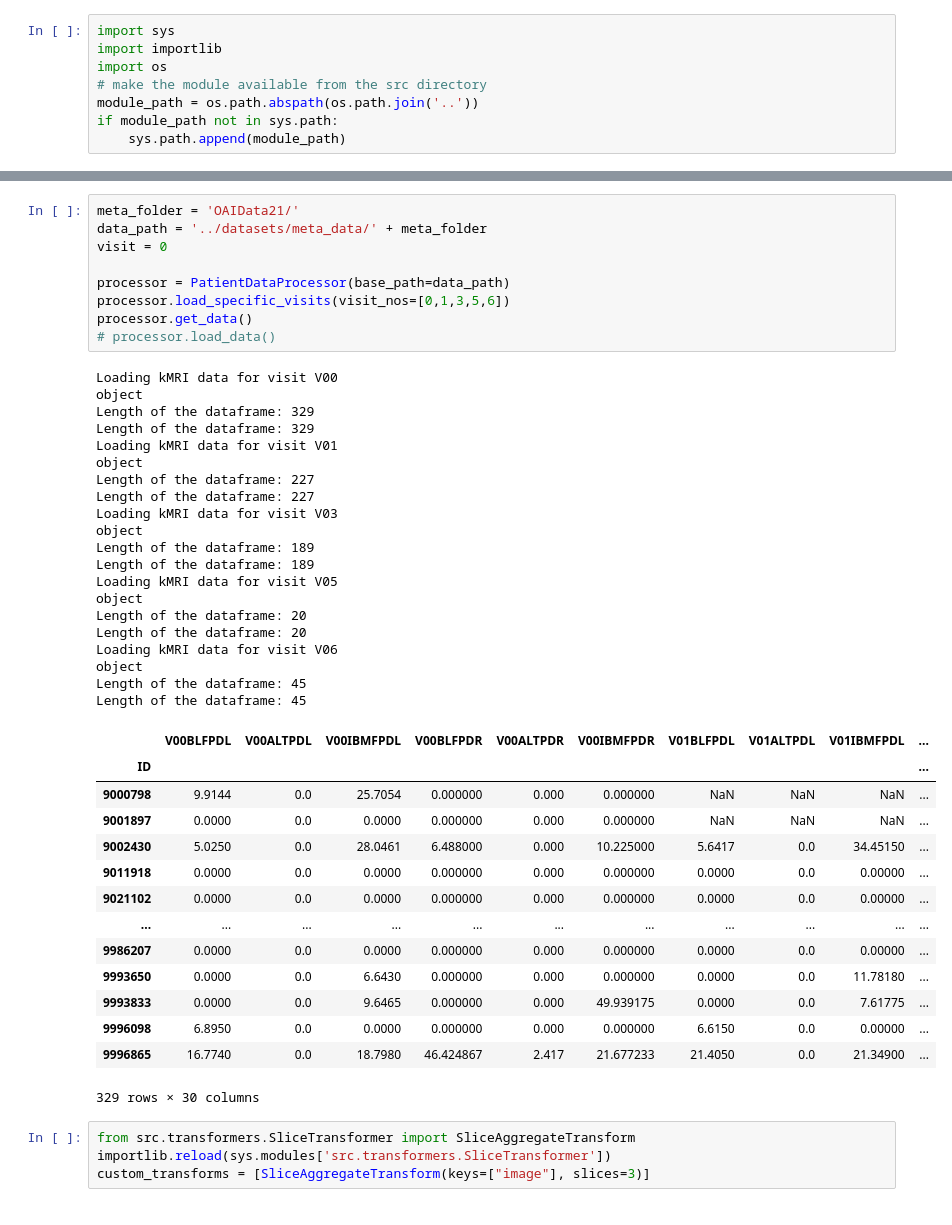
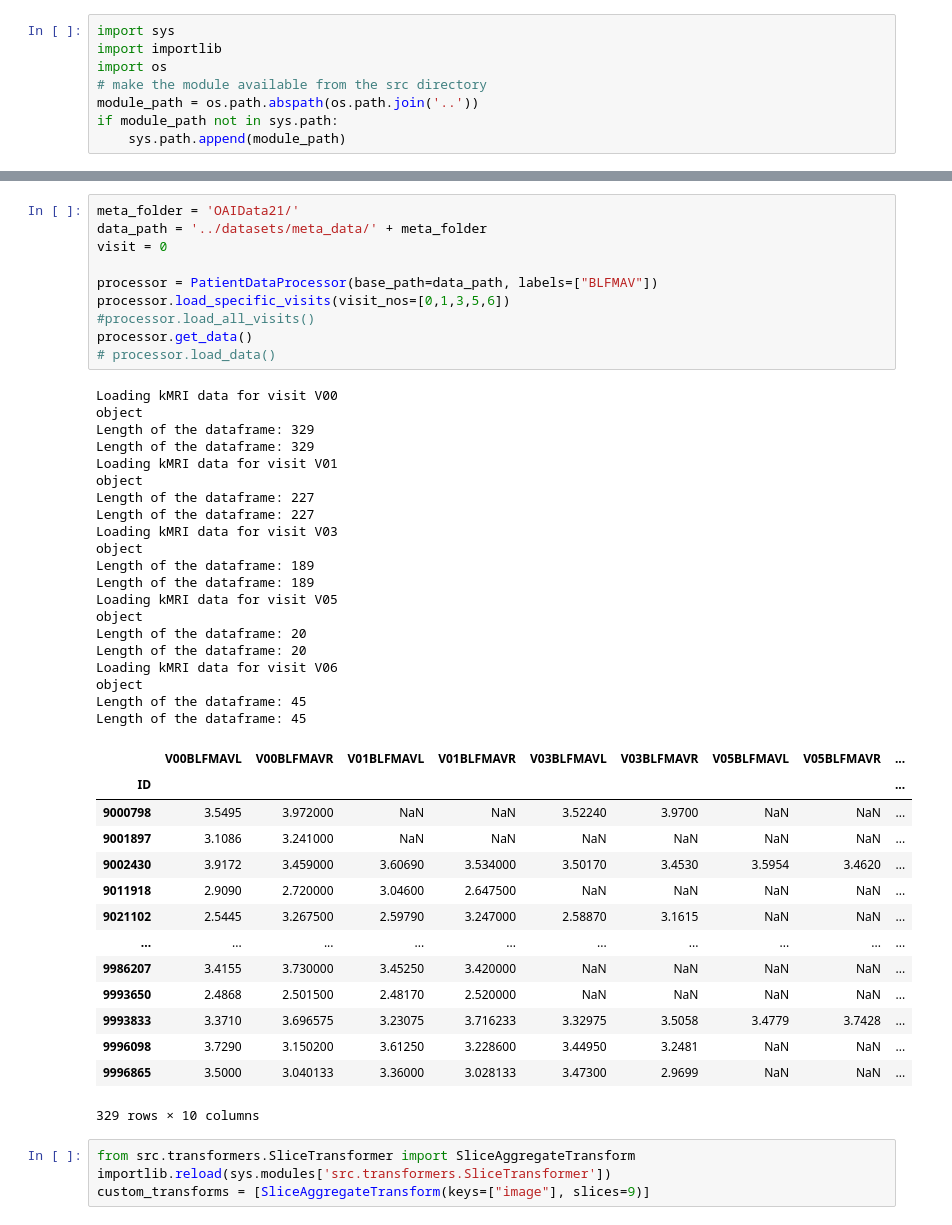
Before and after one commit to a-lundsgaard/XAI-in-Medical-Image-Analysis, a Jupyter notebook: notebooks/3d_nifti_base.ipynb, the cells around one changed output, grey strips where cells are left out. Cells and saved outputs as stored; diff of their text form.

Commit message:
updated labels in data loader and

```diff
--- a/notebooks/3d_nifti_base.ipynb
+++ b/notebooks/3d_nifti_base.ipynb
@@ -14,51 +14,52 @@ importlib.reload(sys.modules['src.dataLoaders.PatientDataLoader'])
 # %%
 meta_folder = 'OAIData21/'
 data_path = '../datasets/meta_data/' + meta_folder
 visit = 0
 
-processor = PatientDataProcessor(base_path=data_path)
+processor = PatientDataProcessor(base_path=data_path, labels=["BLFMAV"])
 processor.load_specific_visits(visit_nos=[0,1,3,5,6])
+#processor.load_all_visits()
 processor.get_data()
 # processor.load_data()
 # %% [output]
 Loading kMRI data for visit V00
 object
 Length of the dataframe: 329
 Length of the dataframe: 329
 Loading kMRI data for visit V01
 object
 Length of the dataframe: 227
 Length of the dataframe: 227
 Loading kMRI data for visit V03
 object
 Length of the dataframe: 189
 Length of the dataframe: 189
 Loading kMRI data for visit V05
 object
 Length of the dataframe: 20
 Length of the dataframe: 20
 Loading kMRI data for visit V06
 object
 Length of the dataframe: 45
 Length of the dataframe: 45
-|  | V00BLFPDL | V00ALTPDL | V00IBMFPDL | V00BLFPDR | V00ALTPDR | V00IBMFPDR | V01BLFPDL | V01ALTPDL | V01IBMFPDL | ... |
-| ID |  |  |  |  |  |  |  |  |  | ... |
-| 9000798 | 9.9144 | 0.0 | 25.7054 | 0.000000 | 0.000 | 0.000000 | NaN | NaN | NaN | ... |
-| 9001897 | 0.0000 | 0.0 | 0.0000 | 0.000000 | 0.000 | 0.000000 | NaN | NaN | NaN | ... |
-| 9002430 | 5.0250 | 0.0 | 28.0461 | 6.488000 | 0.000 | 10.225000 | 5.6417 | 0.0 | 34.45150 | ... |
-| 9011918 | 0.0000 | 0.0 | 0.0000 | 0.000000 | 0.000 | 0.000000 | 0.0000 | 0.0 | 0.00000 | ... |
-| 9021102 | 0.0000 | 0.0 | 0.0000 | 0.000000 | 0.000 | 0.000000 | 0.0000 | 0.0 | 0.00000 | ... |
-| ... | ... | ... | ... | ... | ... | ... | ... | ... | ... | ... |
-| 9986207 | 0.0000 | 0.0 | 0.0000 | 0.000000 | 0.000 | 0.000000 | 0.0000 | 0.0 | 0.00000 | ... |
-| 9993650 | 0.0000 | 0.0 | 6.6430 | 0.000000 | 0.000 | 0.000000 | 0.0000 | 0.0 | 11.78180 | ... |
-| 9993833 | 0.0000 | 0.0 | 9.6465 | 0.000000 | 0.000 | 49.939175 | 0.0000 | 0.0 | 7.61775 | ... |
-| 9996098 | 6.8950 | 0.0 | 0.0000 | 0.000000 | 0.000 | 0.000000 | 6.6150 | 0.0 | 0.00000 | ... |
-| 9996865 | 16.7740 | 0.0 | 18.7980 | 46.424867 | 2.417 | 21.677233 | 21.4050 | 0.0 | 21.34900 | ... |
+|  | V00BLFMAVL | V00BLFMAVR | V01BLFMAVL | V01BLFMAVR | V03BLFMAVL | V03BLFMAVR | V05BLFMAVL | V05BLFMAVR | ... |
+| ID |  |  |  |  |  |  |  |  | ... |
+| 9000798 | 3.5495 | 3.972000 | NaN | NaN | 3.52240 | 3.9700 | NaN | NaN | ... |
+| 9001897 | 3.1086 | 3.241000 | NaN | NaN | NaN | NaN | NaN | NaN | ... |
+| 9002430 | 3.9172 | 3.459000 | 3.60690 | 3.534000 | 3.50170 | 3.4530 | 3.5954 | 3.4620 | ... |
+| 9011918 | 2.9090 | 2.720000 | 3.04600 | 2.647500 | NaN | NaN | NaN | NaN | ... |
+| 9021102 | 2.5445 | 3.267500 | 2.59790 | 3.247000 | 2.58870 | 3.1615 | NaN | NaN | ... |
+| ... | ... | ... | ... | ... | ... | ... | ... | ... | ... |
+| 9986207 | 3.4155 | 3.730000 | 3.45250 | 3.420000 | NaN | NaN | NaN | NaN | ... |
+| 9993650 | 2.4868 | 2.501500 | 2.48170 | 2.520000 | NaN | NaN | NaN | NaN | ... |
+| 9993833 | 3.3710 | 3.696575 | 3.23075 | 3.716233 | 3.32975 | 3.5058 | 3.4779 | 3.7428 | ... |
+| 9996098 | 3.7290 | 3.150200 | 3.61250 | 3.228600 | 3.44950 | 3.2481 | NaN | NaN | ... |
+| 9996865 | 3.5000 | 3.040133 | 3.36000 | 3.028133 | 3.47300 | 2.9699 | NaN | NaN | ... |
-329 rows × 30 columns
+329 rows × 10 columns
 # %%
 from src.transformers.SliceTransformer import SliceAggregateTransform
 importlib.reload(sys.modules['src.transformers.SliceTransformer'])
-custom_transforms = [SliceAggregateTransform(keys=["image"], slices=3)]
+custom_transforms = [SliceAggregateTransform(keys=["image"], slices=9)]
 # %%
 from src.dataLoaders.NiftiDataLoader2 import NiftiDataLoader
 importlib.reload(sys.modules['src.dataLoaders.NiftiDataLoader2'])
```
Also changed, not shown: parts of 8 cells of this notebook, 4 other files.
